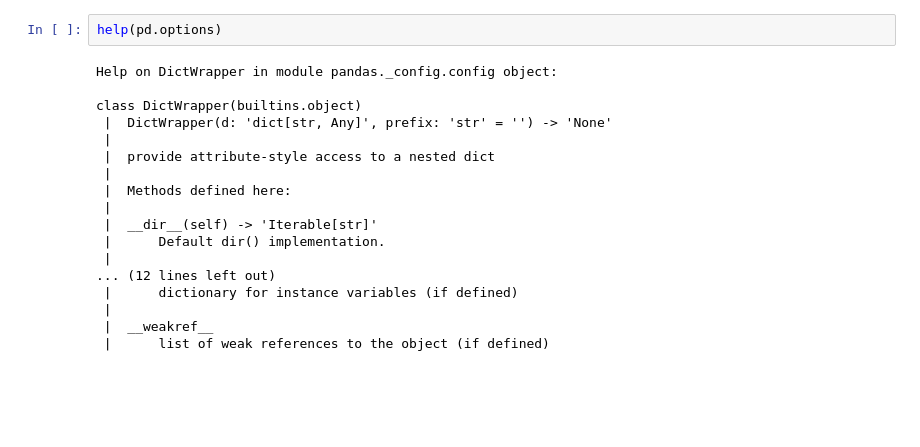
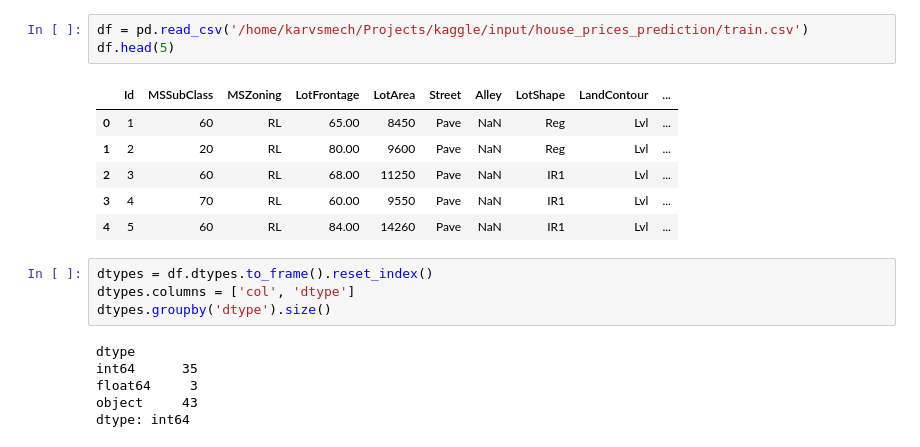
Before and after one commit to karvendhanm/kaggle, a Jupyter notebook: house_prices_prediction/ensemble_with_catboost.ipynb, the cells around one changed output. Saved outputs shown, nothing was run; the diff lists cells and outputs as text; blank space fills up the shorter version.

```diff
--- a/house_prices_prediction/ensemble_with_catboost.ipynb
+++ b/house_prices_prediction/ensemble_with_catboost.ipynb
@@ -19,22 +24,22 @@ pd.options.mode.chained_assignment = None
 /home/karvsmech/Projects/kaggle/input/house_prices_prediction/train.csv
 /home/karvsmech/Projects/kaggle/input/house_prices_prediction/sample_submission.csv
-# %%
-help(pd.options)
-# %% [output]
-Help on DictWrapper in module pandas._config.config object:
-
-class DictWrapper(builtins.object)
- |  DictWrapper(d: 'dict[str, Any]', prefix: 'str' = '') -> 'None'
- |
- |  provide attribute-style access to a nested dict
- |
- |  Methods defined here:
- |
- |  __dir__(self) -> 'Iterable[str]'
- |      Default dir() implementation.
- |
-... (12 lines left out)
- |      dictionary for instance variables (if defined)
- |
- |  __weakref__
- |      list of weak references to the object (if defined)
+# %%
+df = pd.read_csv('/home/karvsmech/Projects/kaggle/input/house_prices_prediction/train.csv')
+df.head(5)
+# %% [output]
+|  | Id | MSSubClass | MSZoning | LotFrontage | LotArea | Street | Alley | LotShape | LandContour | ... |
+| 0 | 1 | 60 | RL | 65.00 | 8450 | Pave | NaN | Reg | Lvl | ... |
+| 1 | 2 | 20 | RL | 80.00 | 9600 | Pave | NaN | Reg | Lvl | ... |
+| 2 | 3 | 60 | RL | 68.00 | 11250 | Pave | NaN | IR1 | Lvl | ... |
+| 3 | 4 | 70 | RL | 60.00 | 9550 | Pave | NaN | IR1 | Lvl | ... |
+| 4 | 5 | 60 | RL | 84.00 | 14260 | Pave | NaN | IR1 | Lvl | ... |
+# %%
+dtypes = df.dtypes.to_frame().reset_index()
+dtypes.columns = ['col', 'dtype']
+dtypes.groupby('dtype').size()
+# %% [output]
+dtype
+int64      35
+float64     3
+object     43
+dtype: int64
```
Also changed, not shown: parts of 9 cells of this notebook.
